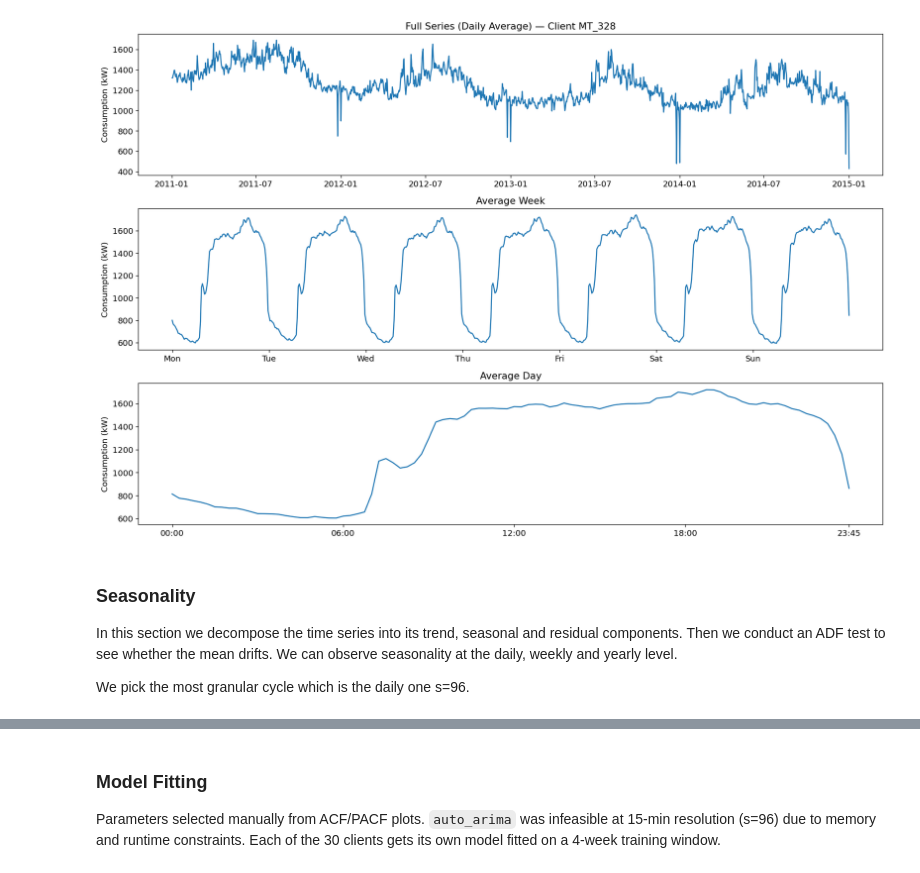
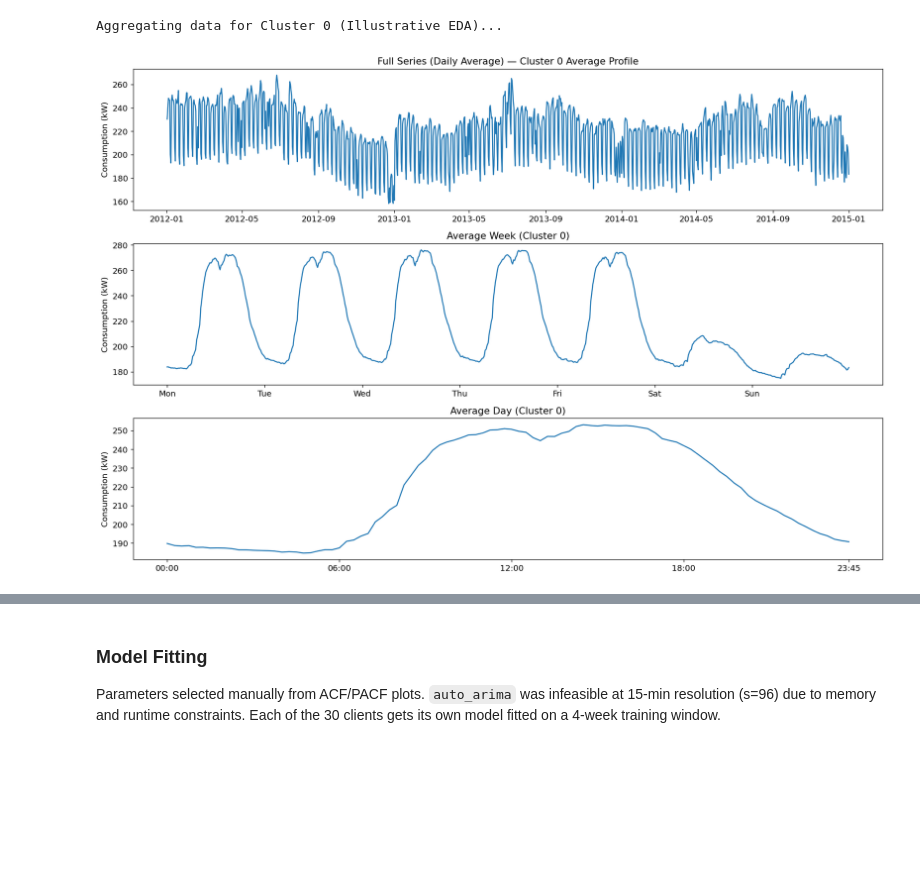
Before and after one commit to lucabarattini/forecasting-electricity, a Jupyter notebook: notebooks/3_sarimax.ipynb, the cells around one changed output, grey strips where cells are left out. Drawn from its saved outputs; the diff is of its cells as text; code cells hidden in the pictures; blank space fills up the shorter version.

```diff
--- a/notebooks/3_sarimax.ipynb
+++ b/notebooks/3_sarimax.ipynb
@@ -78,39 +49,55 @@ exog = df_sample[[
+# %%
+# We analyze the average behavior of a specific cluster
+print("Aggregating data for Cluster 0 (Illustrative EDA)...")
+
+df_cluster0 = df_long[df_long['Cluster'] == 0].copy()
+
+# Group by Date to get the average consumption of the cluster at each timestamp
+cluster_series = df_cluster0.groupby('Date')['Consumption'].mean().to_frame()
+
+# Sort the index strictly chronologically
+cluster_series = cluster_series.sort_index()
+
+# Set frequency to 15-minutes to avoid missing timestamps causing issues in statsmodels
+cluster_series = cluster_series.asfreq("15min")
+
+# Forward fill any tiny gaps created by setting the frequency
+cluster_series['Consumption'] = cluster_series['Consumption'].ffill()
+
+y = cluster_series['Consumption']
+# %% [output]
+Aggregating data for Cluster 0 (Illustrative EDA)...
 # %%
-# ---------------------------------------------------------
-# Consumption Profile Visualization
-# ---------------------------------------------------------
+# Extract time components for plotting
 y_with_features = y.to_frame()
 y_with_features['dayofweek']   = y.index.dayofweek
 y_with_features['time_of_day'] = y.index.hour * 4 + y.index.minute // 15
 
 average_week = y_with_features.groupby(['dayofweek', 'time_of_day'])['Consumption'].mean()
 average_day  = y_with_features.groupby('time_of_day')['Consumption'].mean()
 
 fig, axes = plt.subplots(3, 1, figsize=(15, 10))
 
+# Plot 1: Daily Average over time
 axes[0].plot(y.resample('D').mean())
-axes[0].set_title(f"Full Series (Daily Average) — Client {sample_client}")
+axes[0].set_title("Full Series (Daily Average) — Cluster 0 Average Profile")
 axes[0].set_ylabel("Consumption (kW)")
 
+# Plot 2: Average Week Shape
 axes[1].plot(average_week.values)
-axes[1].set_title("Average Week")
+axes[1].set_title("Average Week (Cluster 0)")
 axes[1].set_xticks([i * 96 for i in range(7)])
 axes[1].set_xticklabels(['Mon', 'Tue', 'Wed', 'Thu', 'Fri', 'Sat', 'Sun'])
 axes[1].set_ylabel("Consumption (kW)")
 
+# Plot 3: Average Day Shape
 axes[2].plot(average_day.values)
-axes[2].set_title("Average Day")
+axes[2].set_title("Average Day (Cluster 0)")
 axes[2].set_xticks([0, 24, 48, 72, 95])
 axes[2].set_xticklabels(['00:00', '06:00', '12:00', '18:00', '23:45'])
 axes[2].set_ylabel("Consumption (kW)")
 
 plt.tight_layout()
 plt.show()
 # %% [output]
-[figure, old version]
+[figure, new version]
-# %% [markdown]
-### Seasonality
-In this section we decompose the time series into its trend, seasonal and residual components. Then we conduct an ADF test to see whether the mean drifts.
-We can observe seasonality at the daily, weekly and yearly level.
-
-We pick the most granular cycle which is the daily one s=96.
```
Also changed, not shown: parts of 20 cells of this notebook, 1 other file.
